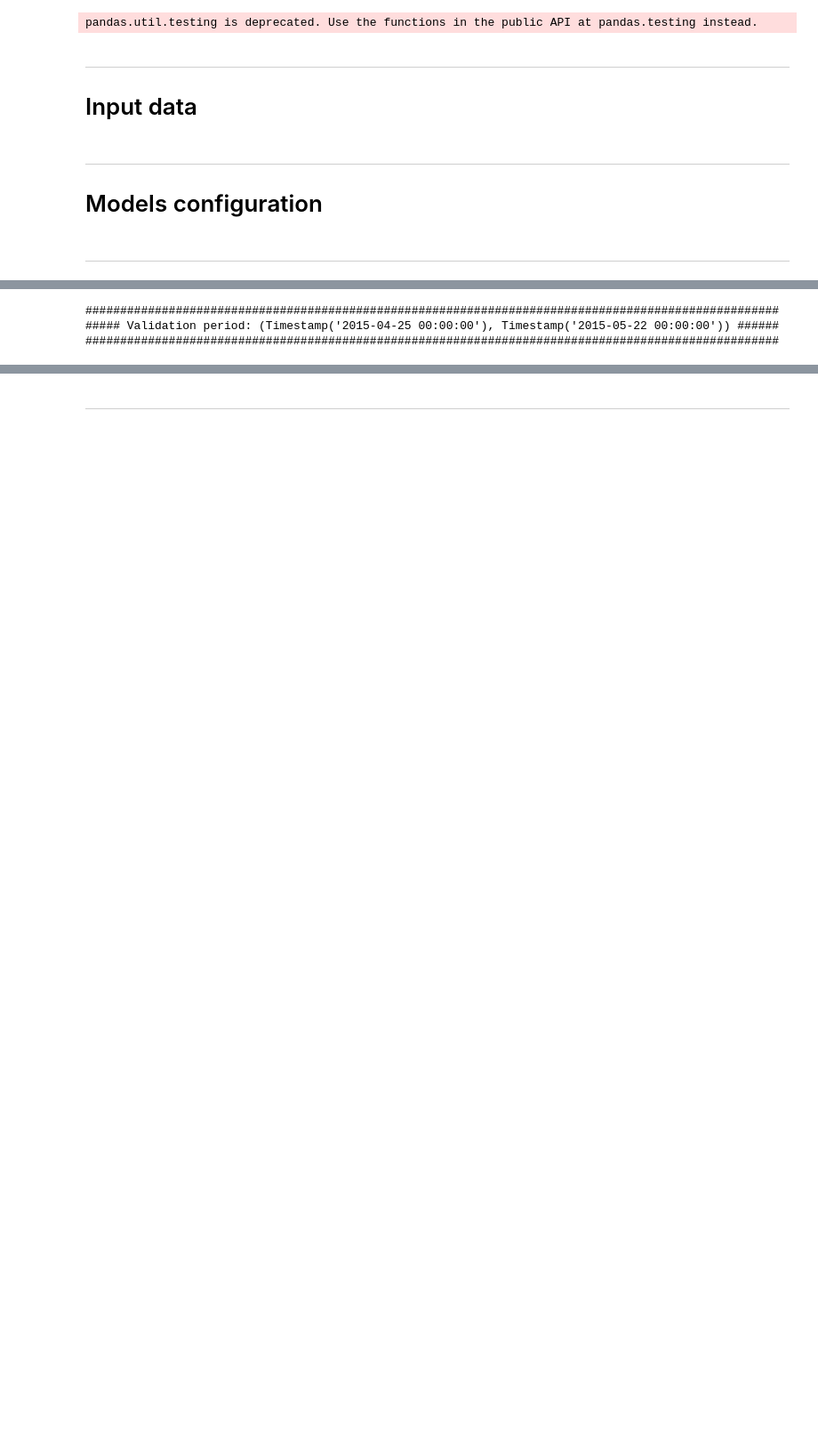
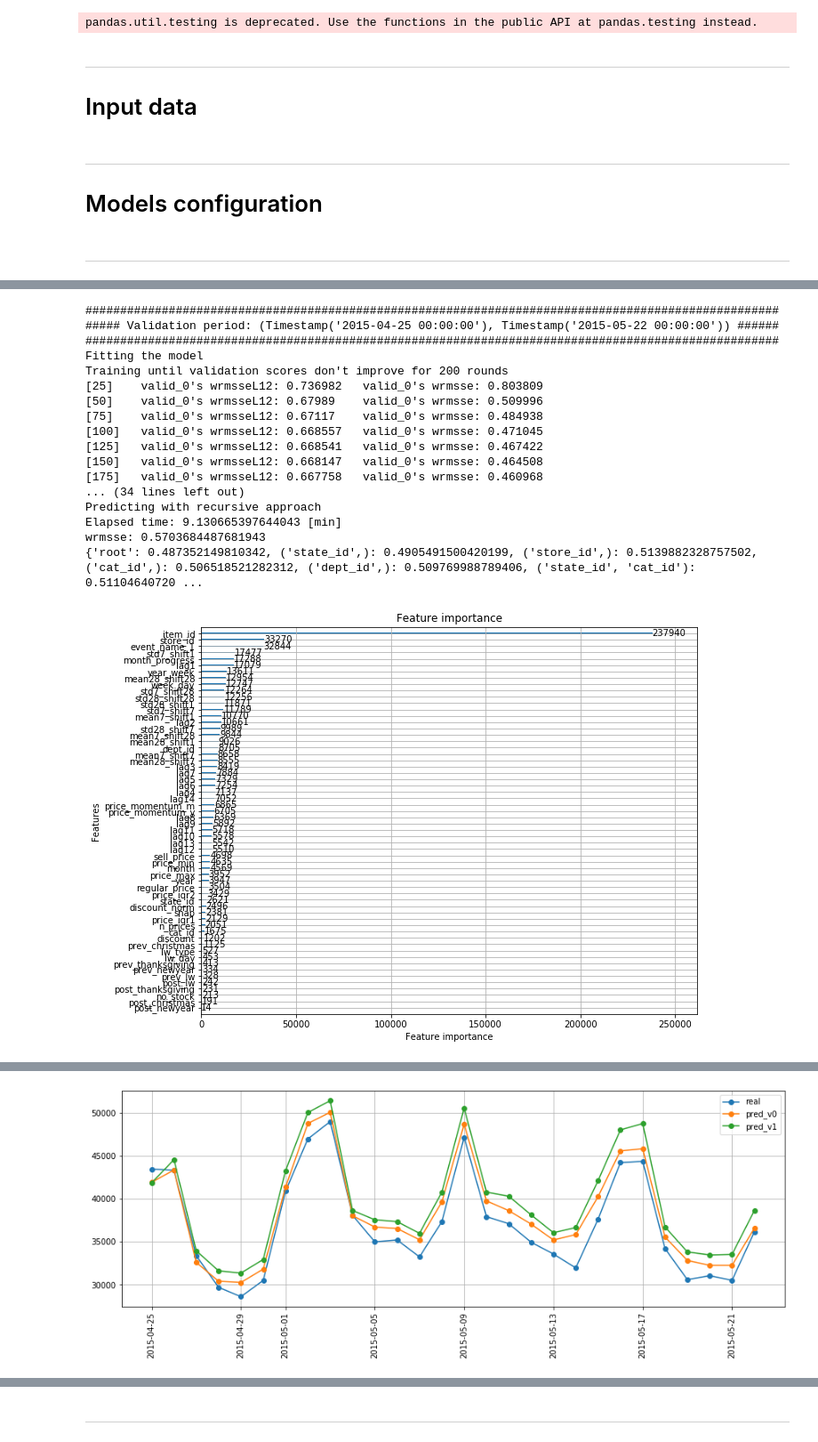
Before and after one commit to mavillan/m5-forecasting-accuracy, a Jupyter notebook: notebooks/pipeline-level12.ipynb, the cells around one changed output, grey strips where cells are left out. Shown at 89% size. Saved outputs shown, nothing was run; the diff lists cells and outputs as text; code cells hidden in the pictures; blank space fills up the shorter version.

Commit message:
lgbm_level12 update1

```diff
--- a/notebooks/pipeline-level12.ipynb
+++ b/notebooks/pipeline-level12.ipynb
@@ -25,6 +26,8 @@ def trimean(array, axis=0):
 SEEDS = [2, 3, 5, 7, 11, 13, 17, 19, 23, 29, 31, 37, 41, 43, 47, 53, 59, 61, 67, 71]
 # %% [output]
 pandas.util.testing is deprecated. Use the functions in the public API at pandas.testing instead.
+# %%
+logger = open(f"../logs/pipeline-level12-{datetime.now()}", "w")
 # %% [markdown]
 ***
 # Input data
@@ -126,6 +153,10 @@ for i,valid_period in enumerate(valid_periods):
     print("#"*100)
     print(f" Validation period: {valid_period} ".center(100, "#"))
     print("#"*100)
+
+    logger.write("#"*100 + "\n")
+    logger.write(f" Validation period: {valid_period} ".center(100, "#") + "\n")
+    logger.write("#"*100 + "\n\n")
 
     valid_start = valid_period[0]
     valid_end = valid_period[1]
@@ -138,7 +169,7 @@ for i,valid_period in enumerate(valid_periods):
     model_level12.train_features = reduce_mem_usage(model_level12.train_features)
     model_level12.valid_features = reduce_mem_usage(model_level12.valid_features)
     ts_id_in_train = model_level12.train_features.ts_id.unique()
-    model_level12 = model_level12.valid_features.query("ts_id in @ts_id_in_train")
+    model_level12.valid_features = model_level12.valid_features.query("ts_id in @ts_id_in_train")
 
     # needed to remove leakage of 'no_stock' feature
     no_stock_ts = list()
@@ -155,12 +186,22 @@ for i,valid_period in enumerate(valid_periods):
         idx = model_level12.valid_features.query("ts_id in @no_stock.ts_id").index
         model_level12.valid_features.loc[idx, "no_stock"] = j+1
 
+    logger.write(f"- training samples: {len(fcaster.train_features)} \n\n")
+    logger.write(f"- validation samples: {len(fcaster.valid_features)} \n\n")
+    logger.write(f"- ts in train set: {fcaster.train_features.ts_id.nunique()} \n\n")
+    logger.write(f"- ts in valid set: {fcaster.valid_features.ts_id.nunique()} \n\n")
+    logger.write(f"- input_features: {fcaster.input_features} \n\n")
+    logger.flush()
+
     print("Fitting the model")
     tic = time.time()
     evaluator = Evaluator(model_level12.valid_features)
     model_level12.fit(fit_kwargs={"verbose_eval":25, "feval":evaluator.evaluate})
     tac = time.time()
     print(f"Elapsed time: {(tac-tic)/60.} [min]")
+
+    logger.write(f"- best_iteration: {fcaster.best_iteration} \n\n")
+    logger.flush()
 
     lgb.plot_importance(model_level12.model.model, importance_type="split", figsize=(10,8))
     lgb.plot_importance(model_level12.model.model, importance_type="gain", figsize=(10,8))
@@ -183,6 +224,9 @@ for i,valid_period in enumerate(valid_periods):
     print("wrmsse:", wrmsse)
     print(evaluator.errors_by_level)
 
+    logger.write(f"- wrmsse approach 1: {wrmsse} \n\n")
+    logger.write(f"- all errors approach 1: \n{evaluator.errors_by_level} \n\n")
+    logger.flush()
 
     print("Predicting with recursive approach")
     tic = time.time()
@@ -190,33 +234,49 @@ for i,valid_period in enumerate(valid_periods):
         x[x < 0.1] = 0
         return x
     valid_data = model_level12.valid_features.loc[:, model_level12.raw_train_columns].drop("y", axis=1)
     forecast_f4_v1 = model_level12.predict(valid_data, recursive=True, bias_corr_func=bias_corr_func)
     tac = time.time()
     print(f"Elapsed time: {(tac-tic)/60.} [min]")
 
     wrmsse = evaluator._evaluate(forecast_f4_v1.y_pred.values)
     errors_v1[f"f{i}"] = evaluator.errors_by_level
     print("wrmsse:", wrmsse)
     print(evaluator.errors_by_level)
 
+    logger.write(f"- wrmsse approach 2: {wrmsse} \n\n")
+    logger.write(f"- all errors approach 2: \n{evaluator.errors_by_level} \n\n")
+    logger.flush()
 
     mrg = (model_level12.valid_features.groupby(["ds"])["y"].sum().reset_index()
            .merge(forecast_f4_v0.groupby(["ds"])["y_pred"].sum().reset_index(), on="ds")
-           .merge(forecast_f4_v1.groupby(["ds"])["y_pred"].sum().reset_index(), on="ds")
-          )
-
+           .merge(forecast_f4_v1.groupby(["ds"])["y_pred"].sum().reset_index(), on="ds"))
     plt.figure(figsize=(15,5))
     plt.plot_date(mrg.ds, mrg.y, "o-", label="real")
     plt.plot_date(mrg.ds, mrg.y_pred_x, "o-", label="pred_v0")
     plt.plot_date(mrg.ds, mrg.y_pred_y, "o-", label="pred_v1")
     plt.grid()
     plt.xticks(rotation=90)
     plt.legend(loc="best")
     plt.show()
 
     del model_level12, _train_data, _valid_index
     gc.collect()
 # %% [output]
 ####################################################################################################
 ##### Validation period: (Timestamp('2015-04-25 00:00:00'), Timestamp('2015-05-22 00:00:00')) ######
 ####################################################################################################
+Fitting the model
+Training until validation scores don't improve for 200 rounds
+[25]    valid_0's wrmsseL12: 0.736982   valid_0's wrmsse: 0.803809
+[50]    valid_0's wrmsseL12: 0.67989    valid_0's wrmsse: 0.509996
+[75]    valid_0's wrmsseL12: 0.67117    valid_0's wrmsse: 0.484938
+[100]   valid_0's wrmsseL12: 0.668557   valid_0's wrmsse: 0.471045
+[125]   valid_0's wrmsseL12: 0.668541   valid_0's wrmsse: 0.467422
+[150]   valid_0's wrmsseL12: 0.668147   valid_0's wrmsse: 0.464508
+[175]   valid_0's wrmsseL12: 0.667758   valid_0's wrmsse: 0.460968
+... (34 lines left out)
+Predicting with recursive approach
+Elapsed time: 9.130665397644043 [min]
+wrmsse: 0.5703684487681943
+{'root': 0.487352149810342, ('state_id',): 0.4905491500420199, ('store_id',): 0.5139882328757502, ('cat_id',): 0.506518521282312, ('dept_id',): 0.509769988789406, ('state_id', 'cat_id'): 0.51104640720 ...
+[figure, added]
@@ -222,0 +284 @@ for i,valid_period in enumerate(valid_periods):
+[figure, added]
```
Also changed, not shown: parts of 8 cells of this notebook.
